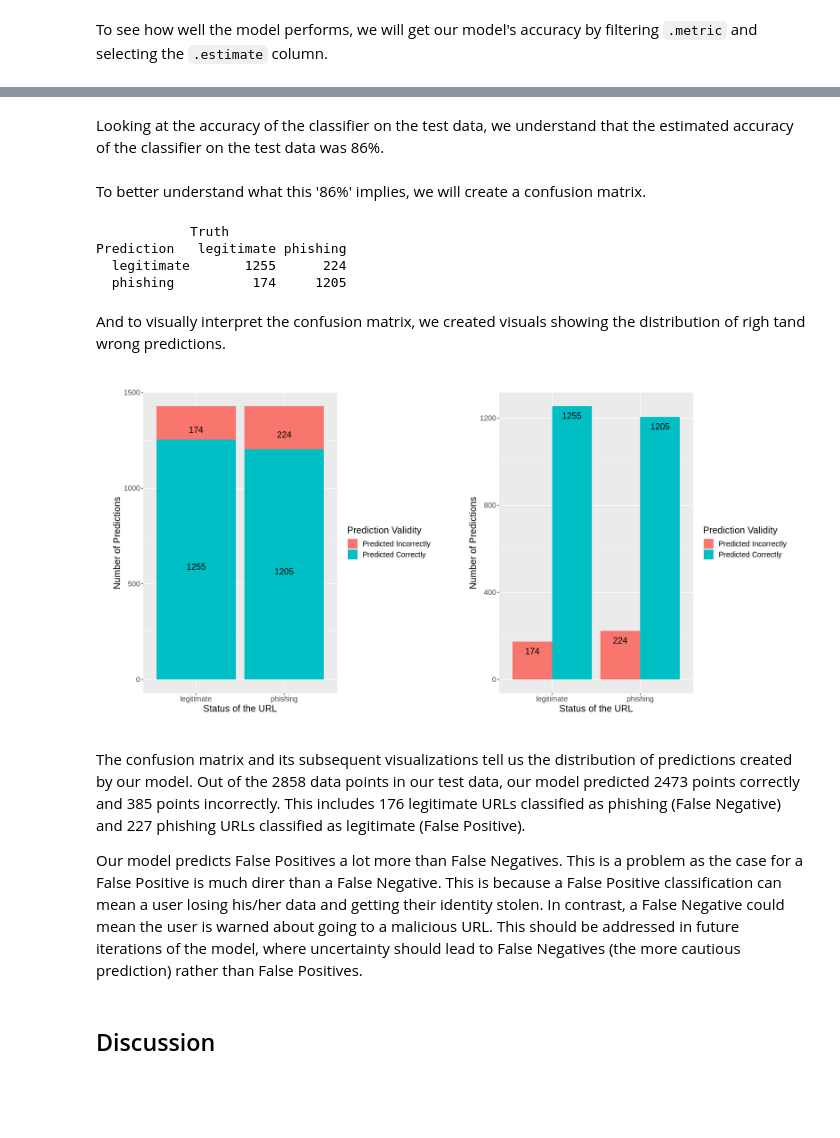
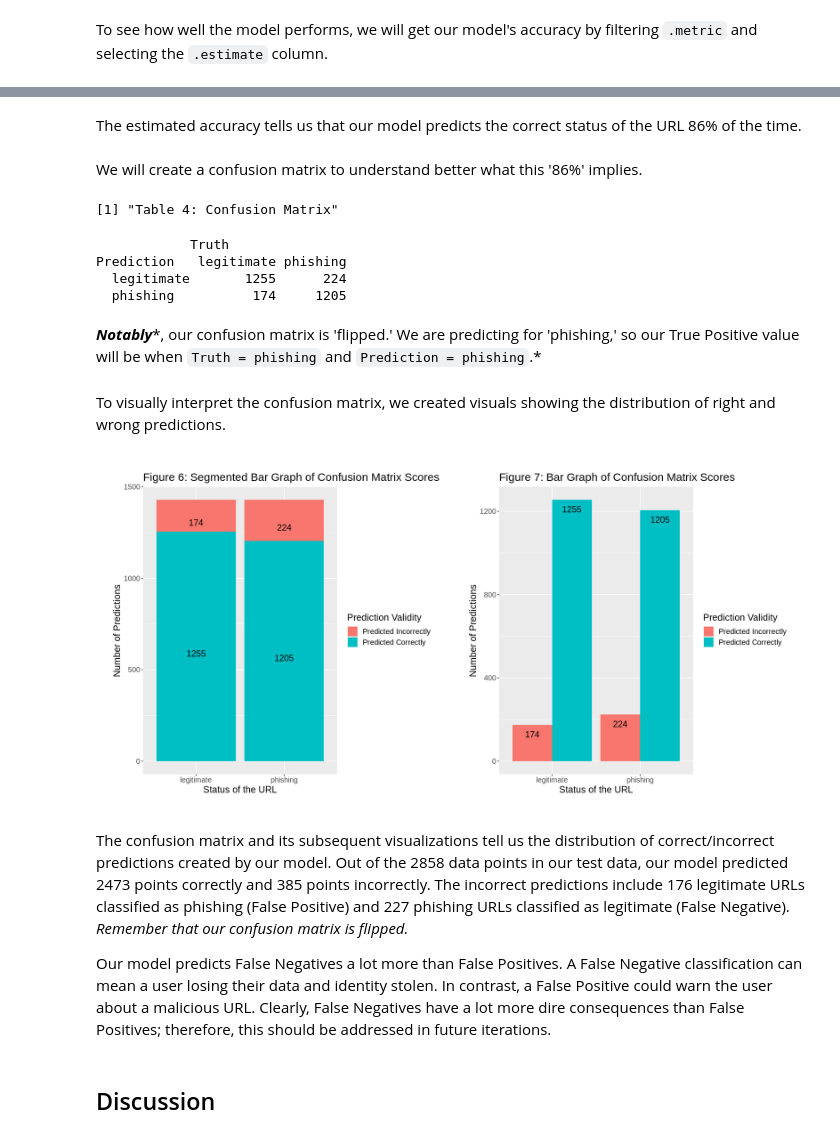
Before and after one commit to BriHan-Tech/phishing-detection, a Jupyter notebook: Group Project.ipynb, the cells around one changed output, grey strips where cells are left out. Saved outputs shown, nothing was run; the diff lists cells and outputs as text; code cells hidden in the pictures; blank space fills up the shorter version.

````diff
--- a/Group Project.ipynb
+++ b/Group Project.ipynb
@@ -209,0 +217,2 @@ Continuing on, we will split the data into training and testing data sets with t
+# %%
+cleaned_phishing_data <- na.omit(cleaned_phishing_data)
@@ -328,22 +415,26 @@ A tibble: 1 × 3
 | <chr> | <chr> | <dbl> |
 | accuracy | binary | 0.8607418 |
 # %% [markdown]
-Looking at the accuracy of the classifier on the test data, we understand that the estimated accuracy of the classifier on the test data was 86%.
+The estimated accuracy tells us that our model predicts the correct status of the URL 86% of the time.
 # %% [markdown]
-To better understand what this '86%' implies, we will create a confusion matrix.
+We will create a confusion matrix to understand better what this '86%' implies.
 # %%
 # Create Confusion matrix
 confusion_matrix <- knn_predict %>%
                     conf_mat(truth = status, estimate = .pred_class)
 
+print("Table 4: Confusion Matrix")
 confusion_matrix
 # %% [output]
-            Truth
-Prediction   legitimate phishing
-  legitimate       1255      224
-  phishing          174     1205
+[1] "Table 4: Confusion Matrix"
+            Truth
+Prediction   legitimate phishing
+  legitimate       1255      224
+  phishing          174     1205
+# %% [markdown]
+***Notably****, our confusion matrix is 'flipped.' We are predicting for 'phishing,' so our True Positive value will be when ```Truth = phishing``` and ```Prediction = phishing```.*
 # %% [markdown]
-And to visually interpret the confusion matrix, we created visuals showing the distribution of righ tand wrong predictions.
+To visually interpret the confusion matrix, we created visuals showing the distribution of right and wrong predictions.
 # %%
 options(repr.plot.width = 16, repr.plot.height = 8)
 
@@ -358,51 +449,55 @@ confusion_matrix_tibble <- confusion_matrix$table %>%
 # Reordered tibble
 confusion_matrix_tibble <- confusion_matrix_tibble[c(1,2,4,3), ]
 
 # Arranged column "W' and "C" to display properly on segmented bar graph.
 confusion_matrix_tibble$validity <- factor(confusion_matrix_tibble$validity,
                                            levels = c("Predicted Incorrectly",
                                                       "Predicted Correctly"))
 
-# Create Bar Graph
-confusion_matrix_bar_graph <- confusion_matrix_tibble %>%
-                              ggplot(aes(x = Truth, y = n, fill = validity)) +
-                                  geom_bar(stat = "identity", position = "dodge") +
-                                  geom_text(aes(label = n), vjust = 2,
-                                            position = position_dodge(0.9), size=5) +
-                                  labs(x = "Status of the URL",
-                                       y = "Number of Predictions",
-                                       fill = "Prediction Validity") +
-                                  theme(axis.title = element_text(size = 15),
-                                        text = element_text(size = 15),
-                                        plot.margin = unit(c(1,1,1,1), "cm"))
-
 # Getting position for y-axis label
 confusion_matrix_cumsum <- ddply(confusion_matrix_tibble,
                                  "Truth",
                                  transform,
                                  label_ypos=cumsum(n) - 0.5*n)
 
 # Create segmented bar graph
 confusion_matrix_segmented_bar_graph <- confusion_matrix_cumsum %>%
                                         ggplot(aes(x = Truth, y = n, fill = validity)) +
                                             geom_bar(stat = "identity") +
                                             geom_text(aes(y=label_ypos, label = n),
                                                       vjust = 1.6,
                                                       size=5) +
                                             labs(x = "Status of the URL",
                                                  y = "Number of Predictions",
                                                  fill = "Prediction Validity") +
-                                            theme(axis.title = element_text(size = 15),
+                                            ggtitle("Figure 6: Segmented Bar Graph of Confusion Matrix Scores") +
+                                            theme(
+                                                  axis.title = element_text(size = 15),
                                                   text = element_text(size = 15),
                                                   plot.margin = unit(c(1,1,1,1), "cm"))
 
+
+# Create Bar Graph
+confusion_matrix_bar_graph <- confusion_matrix_tibble %>%
+                              ggplot(aes(x = Truth, y = n, fill = validity)) +
+                                  geom_bar(stat = "identity", position = "dodge") +
+                                  geom_text(aes(label = n), vjust = 2,
+                                            position = position_dodge(0.9), size=5) +
+                                  labs(x = "Status of the URL",
+                                       y = "Number of Predictions",
+                                       fill = "Prediction Validity") +
+                                  ggtitle("Figure 7: Bar Graph of Confusion Matrix Scores") +
+                                  theme(axis.title = element_text(size = 15),
+                                        text = element_text(size = 15),
+                                        plot.margin = unit(c(1,1,1,1), "cm"))
+
 # arrange grid
 grid.arrange(confusion_matrix_segmented_bar_graph, confusion_matrix_bar_graph, ncol = 2)
 # %% [output]
-[figure, old version]
+[figure, new version]
 # %% [markdown]
-The confusion matrix and its subsequent visualizations tell us the distribution of predictions created by our model. Out of the 2858 data points in our test data, our model predicted 2473 points correctly and 385 points incorrectly. This includes 176 legitimate URLs classified as phishing (False Negative) and 227 phishing URLs classified as legitimate (False Positive).
+The confusion matrix and its subsequent visualizations tell us the distribution of correct/incorrect predictions created by our model. Out of the 2858 data points in our test data, our model predicted 2473 points correctly and 385 points incorrectly. The incorrect predictions include 176 legitimate URLs classified as phishing (False Positive) and 227 phishing URLs classified as legitimate (False Negative). *Remember that our confusion matrix is flipped.*
 
-Our model predicts False Positives a lot more than False Negatives. This is a problem as the case for a False Positive is much direr than a False Negative. This is because a False Positive classification can mean a user losing his/her data and getting their identity stolen. In contrast, a False Negative could mean the user is warned about going to a malicious URL. This should be addressed in future iterations of the model, where uncertainty should lead to False Negatives (the more cautious prediction) rather than False Positives.
+Our model predicts False Negatives a lot more than False Positives. A False Negative classification can mean a user losing their data and identity stolen. In contrast, a False Positive could warn the user about a malicious URL. Clearly, False Negatives have a lot more dire consequences than False Positives; therefore, this should be addressed in future iterations.
 # %% [markdown]
 ## Discussion
````
Also changed, not shown: parts of 43 cells of this notebook, 2 other files.
